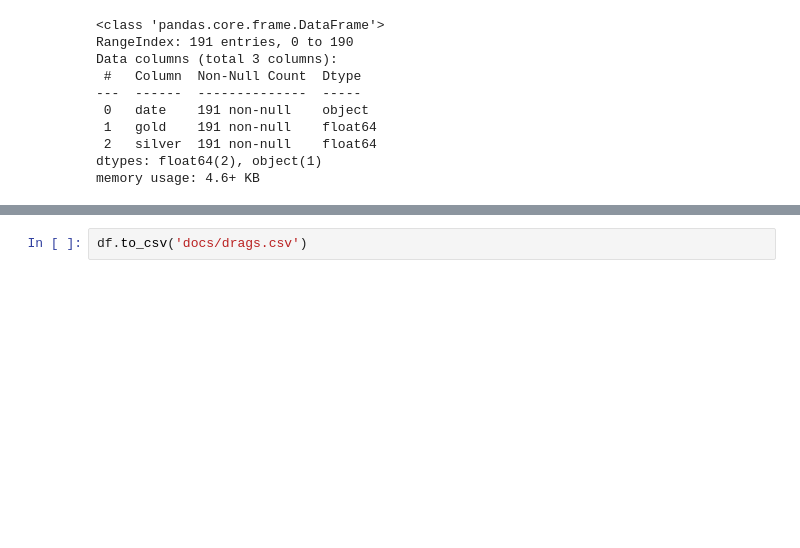
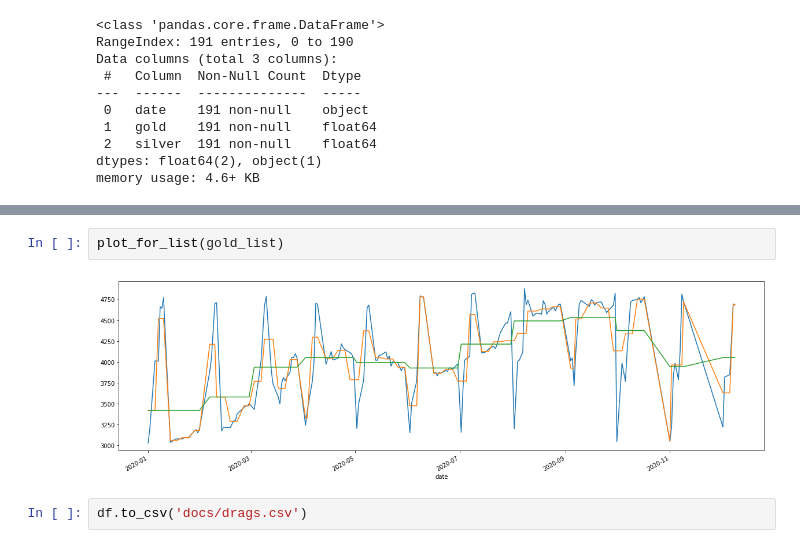
Before and after one commit to ilyinss/cbr_metall_analytics, a Jupyter notebook: decomp.ipynb, the cells around one changed output, grey strips where cells are left out. Saved outputs shown, nothing was run; the diff lists cells and outputs as text; blank space fills up the shorter version.

```diff
--- a/decomp.ipynb
+++ b/decomp.ipynb
@@ -62,2 +169,6 @@ df.head()
+# %%
+plot_for_list(gold_list)
+# %% [output]
+[figure, added]
 # %%
 df.to_csv('docs/drags.csv')
```
Also changed, not shown: parts of 14 cells of this notebook, 2 other files.
